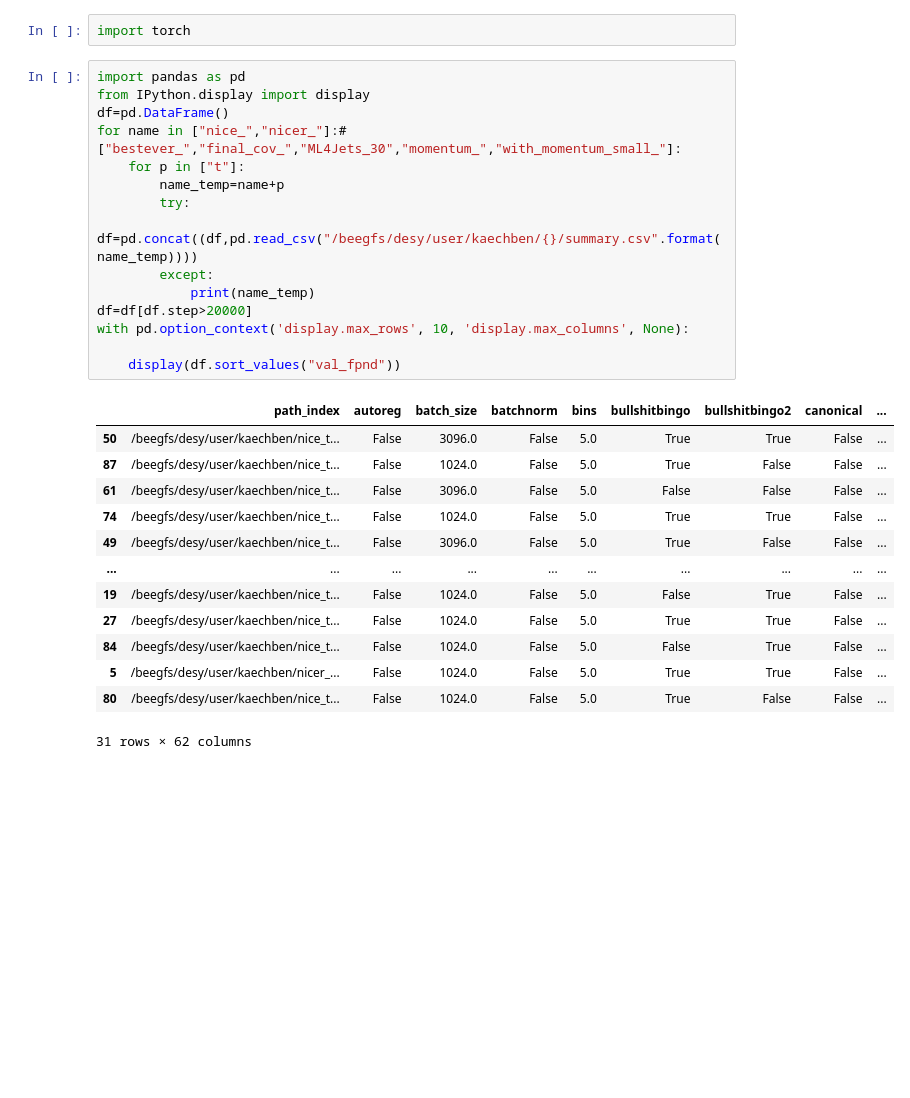
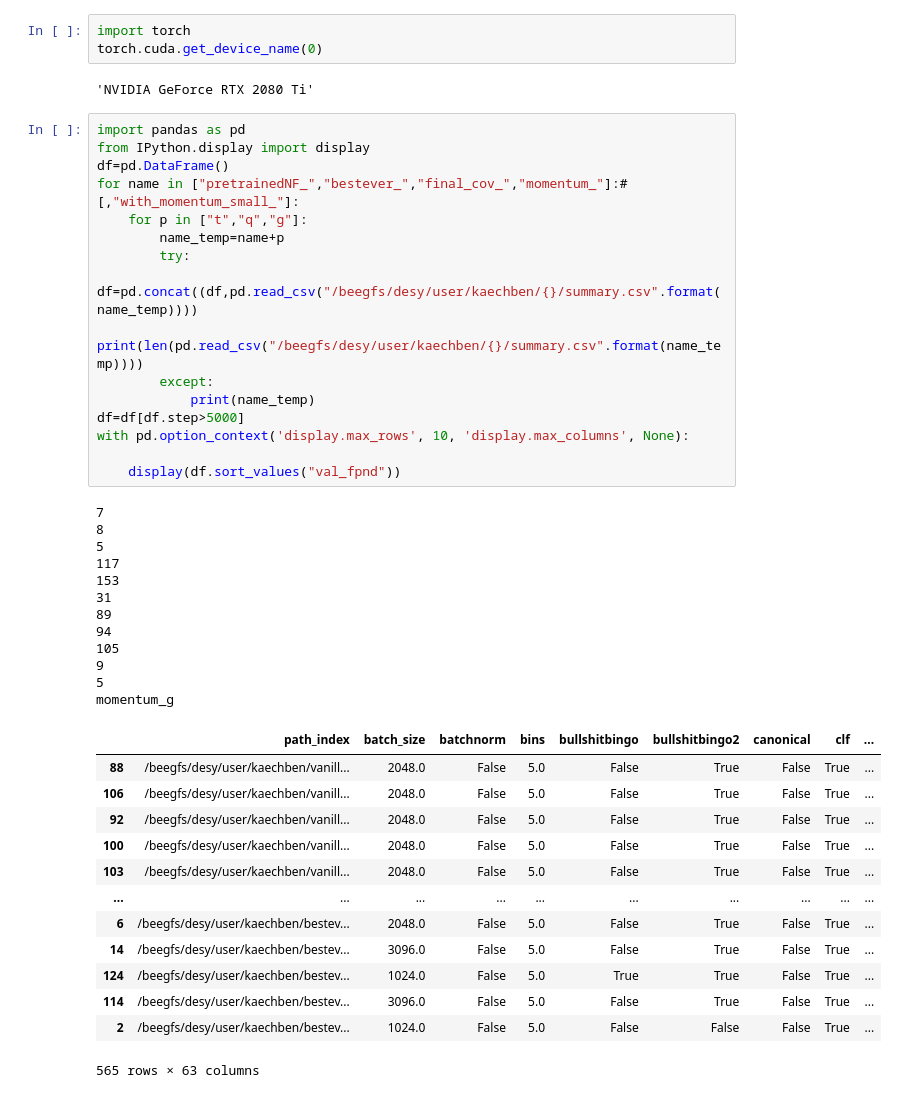
Before and after one commit to kaechb/LitJetNet, a Jupyter notebook: LitNF/Hyperparameters.ipynb, the cells around one changed output. Cells and saved outputs as stored; diff of their text form; blank space fills up the shorter version.

```diff
--- a/LitNF/Hyperparameters.ipynb
+++ b/LitNF/Hyperparameters.ipynb
@@ -1,31 +1,47 @@
 # %%
 import torch
+torch.cuda.get_device_name(0)
+# %% [output]
+'NVIDIA GeForce RTX 2080 Ti'
 # %%
 import pandas as pd
 from IPython.display import display
 df=pd.DataFrame()
-for name in ["nice_","nicer_"]:#["bestever_","final_cov_","ML4Jets_30","momentum_","with_momentum_small_"]:
-    for p in ["t"]:
+for name in ["pretrainedNF_","bestever_","final_cov_","momentum_"]:#[,"with_momentum_small_"]:
+    for p in ["t","q","g"]:
         name_temp=name+p
         try:
             df=pd.concat((df,pd.read_csv("/beegfs/desy/user/kaechben/{}/summary.csv".format(name_temp))))
+            print(len(pd.read_csv("/beegfs/desy/user/kaechben/{}/summary.csv".format(name_temp))))
         except:
             print(name_temp)
-df=df[df.step>20000]
+df=df[df.step>5000]
 with pd.option_context('display.max_rows', 10, 'display.max_columns', None):
 
     display(df.sort_values("val_fpnd"))
 # %% [output]
+7
+8
+5
+117
+153
+31
+89
+94
+105
+9
+5
+momentum_g
-|  | path_index | autoreg | batch_size | batchnorm | bins | bullshitbingo | bullshitbingo2 | canonical | ... |
-| 50 | /beegfs/desy/user/kaechben/nice_t... | False | 3096.0 | False | 5.0 | True | True | False | ... |
-| 87 | /beegfs/desy/user/kaechben/nice_t... | False | 1024.0 | False | 5.0 | True | False | False | ... |
-| 61 | /beegfs/desy/user/kaechben/nice_t... | False | 3096.0 | False | 5.0 | False | False | False | ... |
-| 74 | /beegfs/desy/user/kaechben/nice_t... | False | 1024.0 | False | 5.0 | True | True | False | ... |
-| 49 | /beegfs/desy/user/kaechben/nice_t... | False | 3096.0 | False | 5.0 | True | False | False | ... |
+|  | path_index | batch_size | batchnorm | bins | bullshitbingo | bullshitbingo2 | canonical | clf | ... |
+| 88 | /beegfs/desy/user/kaechben/vanill... | 2048.0 | False | 5.0 | False | True | False | True | ... |
+| 106 | /beegfs/desy/user/kaechben/vanill... | 2048.0 | False | 5.0 | False | True | False | True | ... |
+| 92 | /beegfs/desy/user/kaechben/vanill... | 2048.0 | False | 5.0 | False | True | False | True | ... |
+| 100 | /beegfs/desy/user/kaechben/vanill... | 2048.0 | False | 5.0 | False | True | False | True | ... |
+| 103 | /beegfs/desy/user/kaechben/vanill... | 2048.0 | False | 5.0 | False | True | False | True | ... |
 | ... | ... | ... | ... | ... | ... | ... | ... | ... | ... |
-| 19 | /beegfs/desy/user/kaechben/nice_t... | False | 1024.0 | False | 5.0 | False | True | False | ... |
-| 27 | /beegfs/desy/user/kaechben/nice_t... | False | 1024.0 | False | 5.0 | True | True | False | ... |
-| 84 | /beegfs/desy/user/kaechben/nice_t... | False | 1024.0 | False | 5.0 | False | True | False | ... |
-| 5 | /beegfs/desy/user/kaechben/nicer_... | False | 1024.0 | False | 5.0 | True | True | False | ... |
-| 80 | /beegfs/desy/user/kaechben/nice_t... | False | 1024.0 | False | 5.0 | True | False | False | ... |
+| 6 | /beegfs/desy/user/kaechben/bestev... | 2048.0 | False | 5.0 | False | True | False | True | ... |
+| 14 | /beegfs/desy/user/kaechben/bestev... | 3096.0 | False | 5.0 | False | True | False | True | ... |
+| 124 | /beegfs/desy/user/kaechben/bestev... | 1024.0 | False | 5.0 | True | True | False | True | ... |
+| 114 | /beegfs/desy/user/kaechben/bestev... | 3096.0 | False | 5.0 | False | True | False | True | ... |
+| 2 | /beegfs/desy/user/kaechben/bestev... | 1024.0 | False | 5.0 | False | False | False | True | ... |
-31 rows × 62 columns
+565 rows × 63 columns
```
Also changed, not shown: parts of 5 cells of this notebook, 5 other files.
